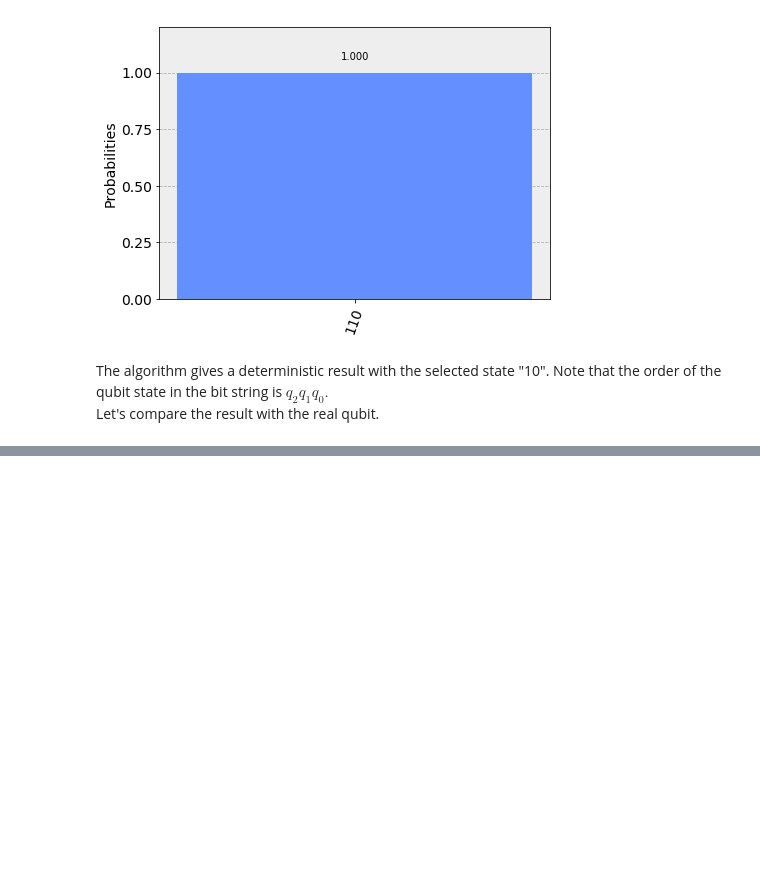
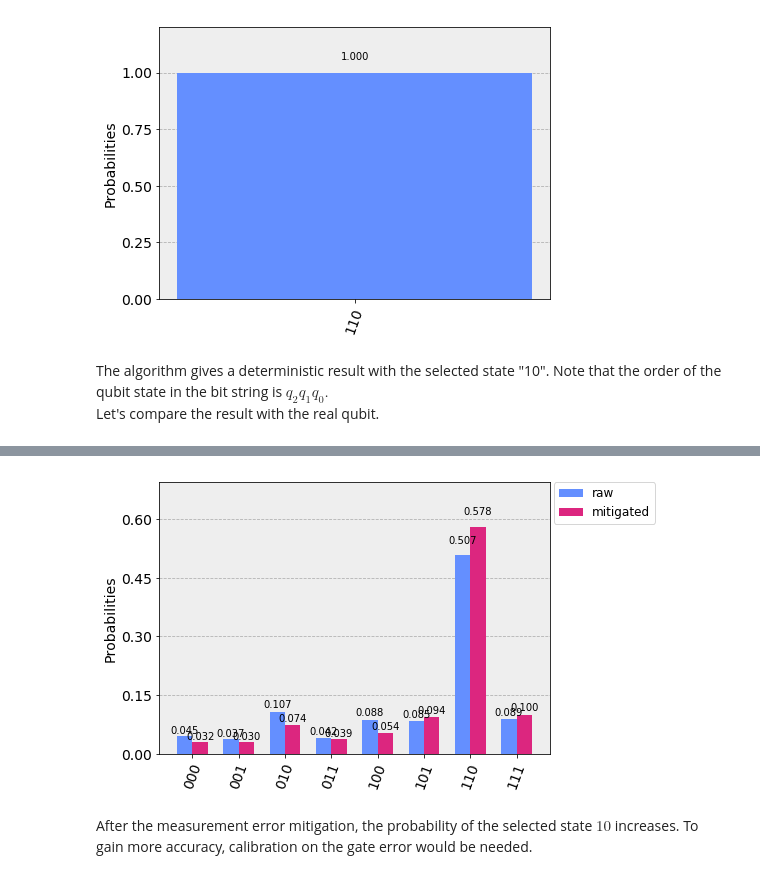
Before and after one commit to hchsu/quantumcomp, a Jupyter notebook: GroverSearch.ipynb, the cells around one changed output, grey strips where cells are left out. Cells and saved outputs as stored; diff of their text form; code cells hidden in the pictures; blank space fills up the shorter version.

```diff
--- a/GroverSearch.ipynb
+++ b/GroverSearch.ipynb
@@ -72,0 +101,12 @@ However, in the real quantum device, the noise and error leads to the imperfect
+# %%
+# Get the filter object
+meas_filter = meas_fitter.filter
+# Results with mitigation
+mitigated_results = meas_filter.apply(result)
+mitigated_counts = mitigated_results.get_counts(0)
+# %%
+plot_histogram([result.get_counts(), mitigated_counts], legend=['raw', 'mitigated'])
+# %% [output]
+[figure, added]
+# %% [markdown]
+After the measurement error mitigation, the probability of the selected state $10$ increases. To gain more accuracy, calibration on the gate error would be needed.
```
Also changed, not shown: parts of 8 cells of this notebook.
